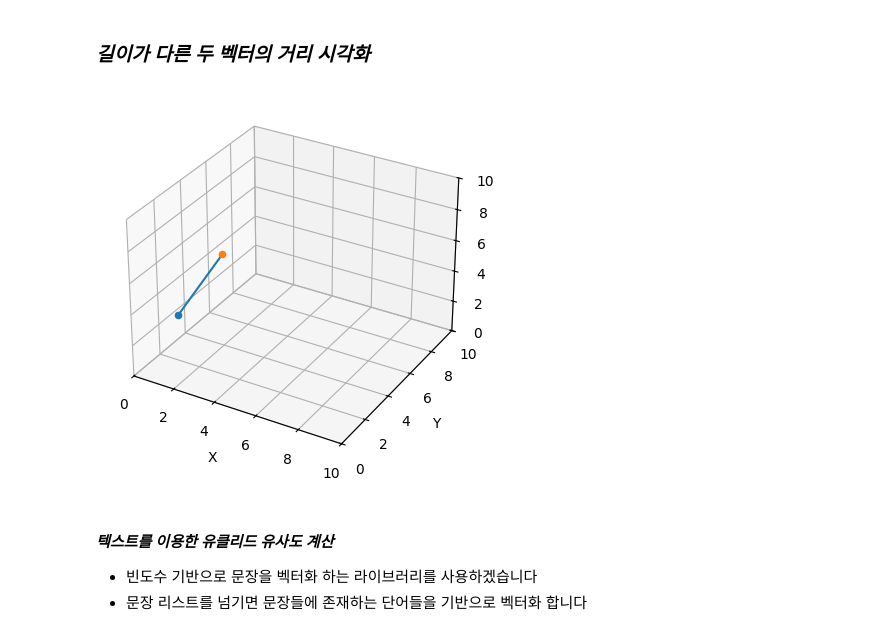
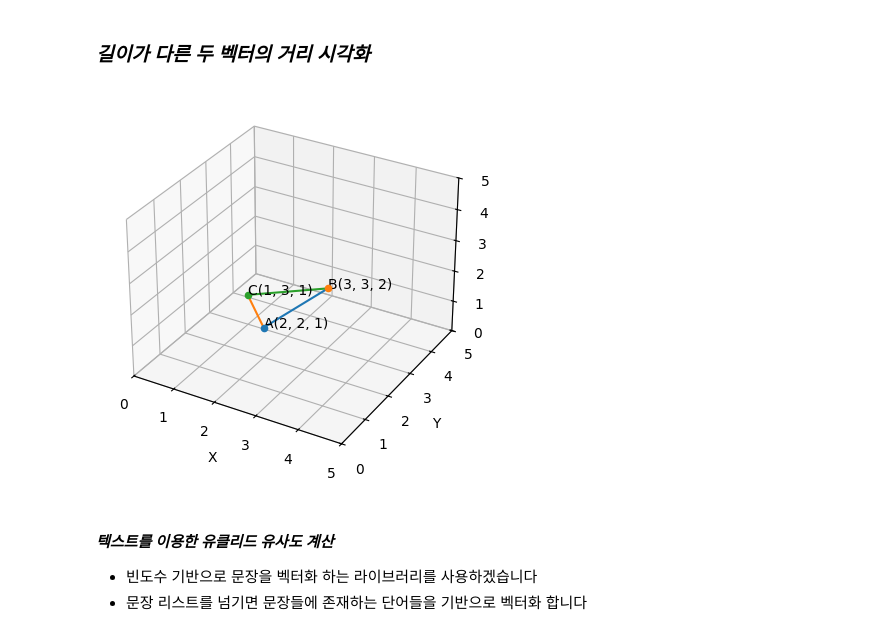
Before and after one commit to suriseven/ai_math, a Jupyter notebook: chap04/chap04.ipynb, the cells around one changed output. Saved outputs shown, nothing was run; the diff lists cells and outputs as text; code cells hidden in the pictures.

```diff
--- a/chap04/chap04.ipynb
+++ b/chap04/chap04.ipynb
@@ -246,33 +246,48 @@ print(distance)
 # %%
 import numpy as np
 import matplotlib.pyplot as plt
 
-A = np.array([1, 2, 3])
-B = np.array([2, 4, 6])
+A = [2, 2, 1]
+B = [3, 3, 2]
+C = [1, 3, 1]
 
 fig = plt.figure()
 ax = fig.add_subplot(projection='3d')
 
-ax.set_xlim([0, 10])
-ax.set_ylim([0, 10])
-ax.set_zlim([0, 10])
+ax.set_xlim([0, 5])
+ax.set_ylim([0, 5])
+ax.set_zlim([0, 5])
 
 # 점 찍기
 ax.scatter(A[0], A[1], A[2])
 ax.scatter(B[0], B[1], B[2])
+ax.scatter(C[0], C[1], C[2])
+
+# 라벨
+ax.text(A[0], A[1], A[2], f"A{tuple(A)}")
+ax.text(B[0], B[1], B[2], f"B{tuple(B)}")
+ax.text(C[0], C[1], C[2], f"C{tuple(C)}")
 
 # 두 점 연결 (유클리드 거리)
 ax.plot([A[0], B[0]],
         [A[1], B[1]],
         [A[2], B[2]])
 
+ax.plot([A[0], C[0]],
+        [A[1], C[1]],
+        [A[2], C[2]])
+
+ax.plot([B[0], C[0]],
+        [B[1], C[1]],
+        [B[2], C[2]])
+
 ax.set_xlabel('X')
 ax.set_ylabel('Y')
 ax.set_zlabel('Z')
 
 plt.show()
 # %% [output]
-[figure, old version]
+[figure, new version]
 # %%
 ! pip install scikit-learn
 # %% [markdown]
```
